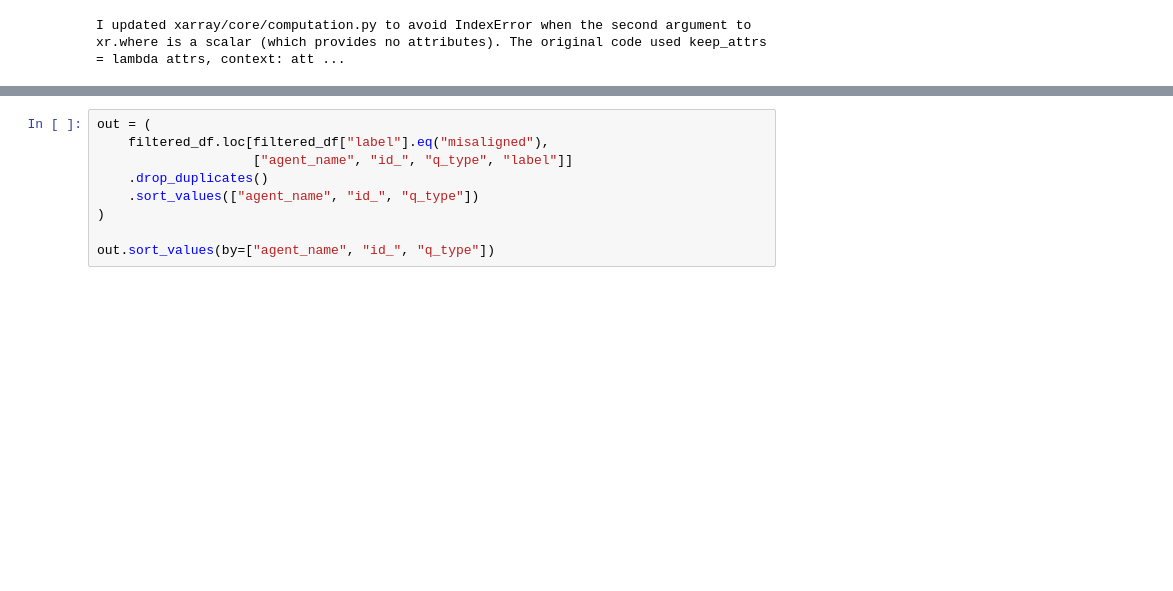
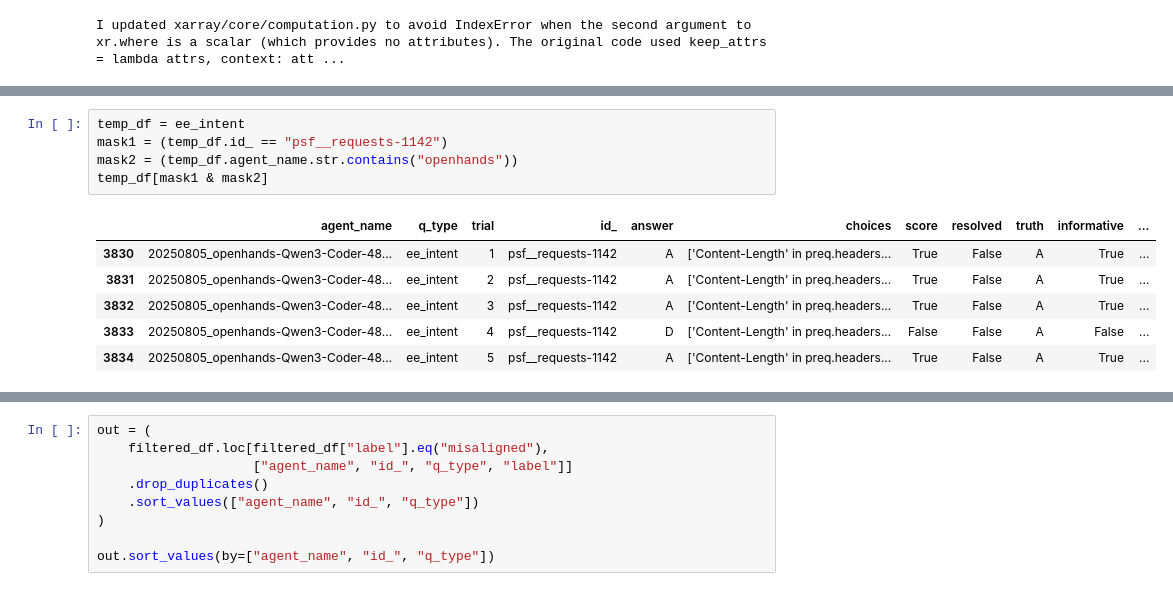
Before and after one commit to pan2013e/explainbench, a Jupyter notebook: results_analysis/rq2_analysis.ipynb, the cells around one changed output, grey strips where cells are left out. Cells and saved outputs as stored; diff of their text form; blank space fills up the shorter version.

```diff
--- a/results_analysis/rq2_analysis.ipynb
+++ b/results_analysis/rq2_analysis.ipynb
@@ -637,0 +752,12 @@ I updated xarray/core/computation.py to avoid IndexError when the second argumen
+# %%
+temp_df = ee_intent
+mask1 = (temp_df.id_ == "psf__requests-1142")
+mask2 = (temp_df.agent_name.str.contains("openhands"))
+temp_df[mask1 & mask2]
+# %% [output]
+|  | agent_name | q_type | trial | id_ | answer | choices | score | resolved | truth | informative | ... |
+| 3830 | 20250805_openhands-Qwen3-Coder-48... | ee_intent | 1 | psf__requests-1142 | A | ['Content-Length' in preq.headers... | True | False | A | True | ... |
+| 3831 | 20250805_openhands-Qwen3-Coder-48... | ee_intent | 2 | psf__requests-1142 | A | ['Content-Length' in preq.headers... | True | False | A | True | ... |
+| 3832 | 20250805_openhands-Qwen3-Coder-48... | ee_intent | 3 | psf__requests-1142 | A | ['Content-Length' in preq.headers... | True | False | A | True | ... |
+| 3833 | 20250805_openhands-Qwen3-Coder-48... | ee_intent | 4 | psf__requests-1142 | D | ['Content-Length' in preq.headers... | False | False | A | False | ... |
+| 3834 | 20250805_openhands-Qwen3-Coder-48... | ee_intent | 5 | psf__requests-1142 | A | ['Content-Length' in preq.headers... | True | False | A | True | ... |
```
Also changed, not shown: parts of 25 cells of this notebook, 2 other files.
